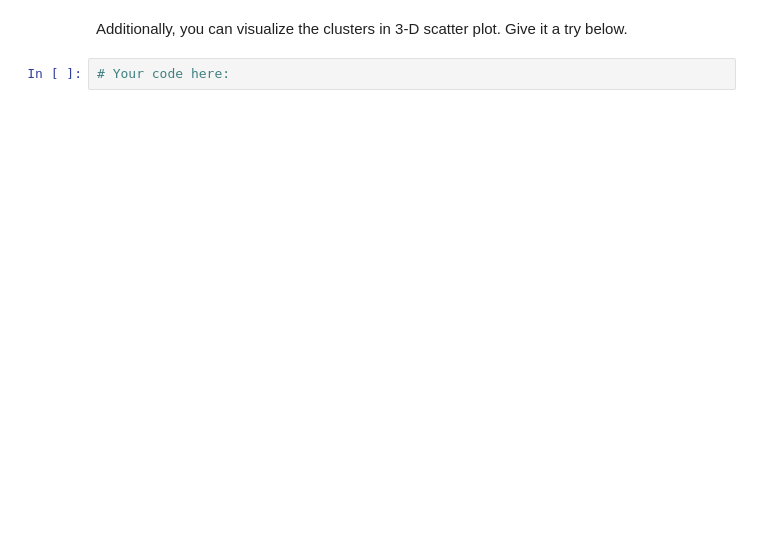
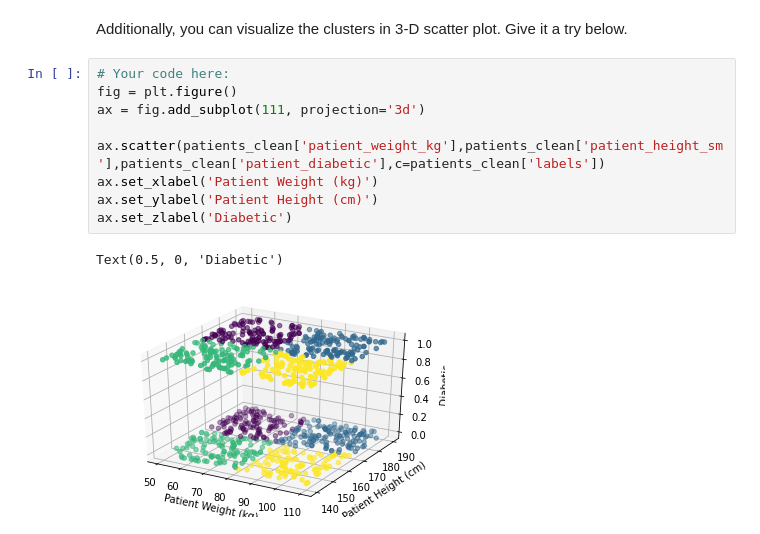
Before and after one commit to ta-data-mexpt/lab-sklearn-and-unsupervised-learning, a Jupyter notebook: your-code/main.ipynb, the cells around one changed output. Drawn from its saved outputs; the diff is of its cells as text; blank space fills up the shorter version.

```diff
--- a/your-code/main.ipynb
+++ b/your-code/main.ipynb
@@ -212,4 +520,14 @@ If the scatter plot does not make any sense to you, it means the features you ch
 # %% [markdown]
 Additionally, you can visualize the clusters in 3-D scatter plot. Give it a try below.
-# %%
-# Your code here:
+# %%
+# Your code here:
+fig = plt.figure()
+ax = fig.add_subplot(111, projection='3d')
+
+ax.scatter(patients_clean['patient_weight_kg'],patients_clean['patient_height_sm'],patients_clean['patient_diabetic'],c=patients_clean['labels'])
+ax.set_xlabel('Patient Weight (kg)')
+ax.set_ylabel('Patient Height (cm)')
+ax.set_zlabel('Diabetic')
+# %% [output]
+Text(0.5, 0, 'Diabetic')
+[figure, added]
```
Also changed, not shown: parts of 51 cells of this notebook.
